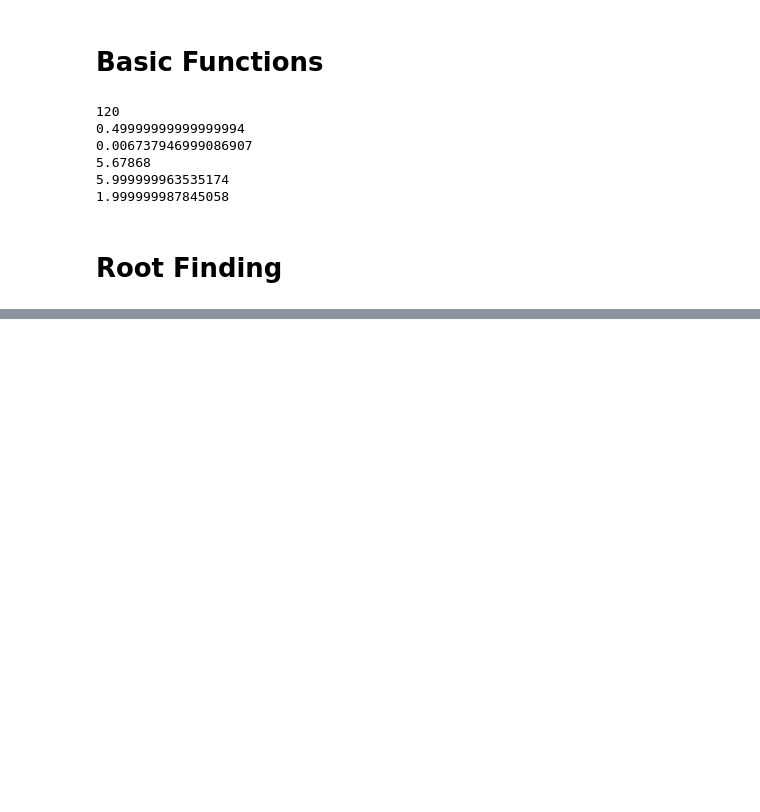
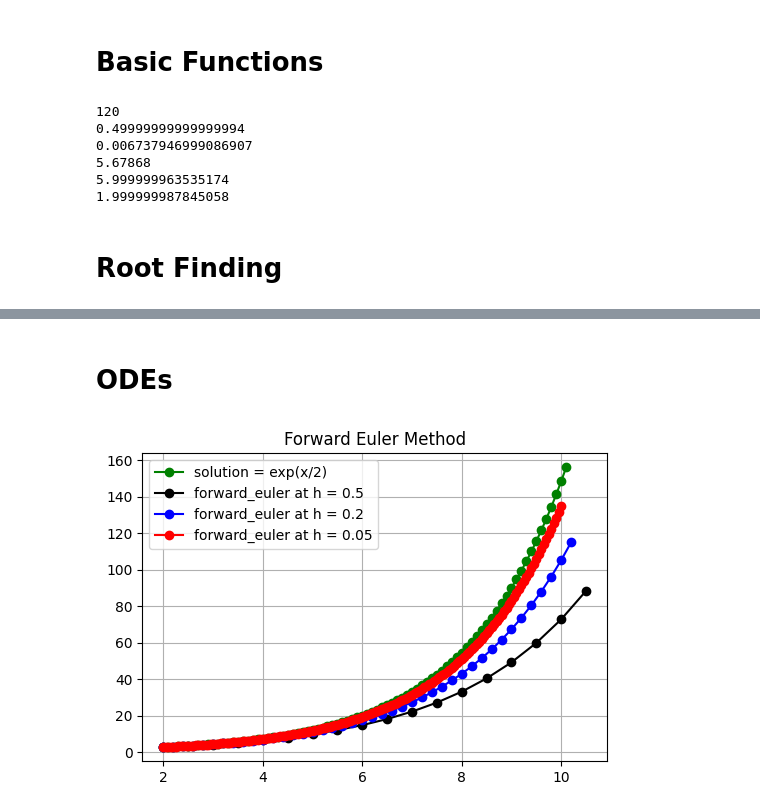
Before and after one commit to chandan-kumarsahu/P452-Computational-Physics, a Jupyter notebook: Midsem/tests.ipynb, the cells around one changed output, grey strips where cells are left out. Cells and saved outputs as stored; diff of their text form; code cells hidden in the pictures; blank space fills up the shorter version.

```diff
--- a/Midsem/tests.ipynb
+++ b/Midsem/tests.ipynb
@@ -112,0 +186,46 @@ Nearest root of the given function for the given value of x = 2 is = -0.73908513
+# %% [markdown]
+# ODEs
+# %%
+
+def sol(x,y,h,lim):
+    # Constructing solution arrays
+    X=[x]
+    Y=[y]
+    while x<=lim:
+        x+=h
+        y=math.exp(x/2) # Solution function
+        X.append(x)
+        Y.append(y)
+    return X,Y
+
+
+def dydx1(x,y): # derivative function
+    return y*math.log(y)/x
+
+
+plt.figure(figsize=(6,4))
+col=['k-o','b-o','r-o','y-o','g-o'] # Array for colors
+
+h=0.1
+lim=10
+
+
+x=2
+y=2.71828
+X,Y=sol(x,y,h,lim)
+plt.plot(X,Y,'g-o',label='solution = exp(x/2)')
+
+
+h= [0.5, 0.2, 0.05]
+x=2
+y=2.71828
+for i in range(len(h)):
+    X,Y=forward_euler(x,y,h[i],lim,dydx1)
+    plt.plot(X,Y,col[i],label='forward_euler at h = '+str(h[i]))
+
+plt.title('Forward Euler Method')
+plt.grid()
+plt.legend()
+plt.show()
+# %% [output]
+[figure, added]
```
Also changed, not shown: parts of 8 cells of this notebook, 3 other files.
